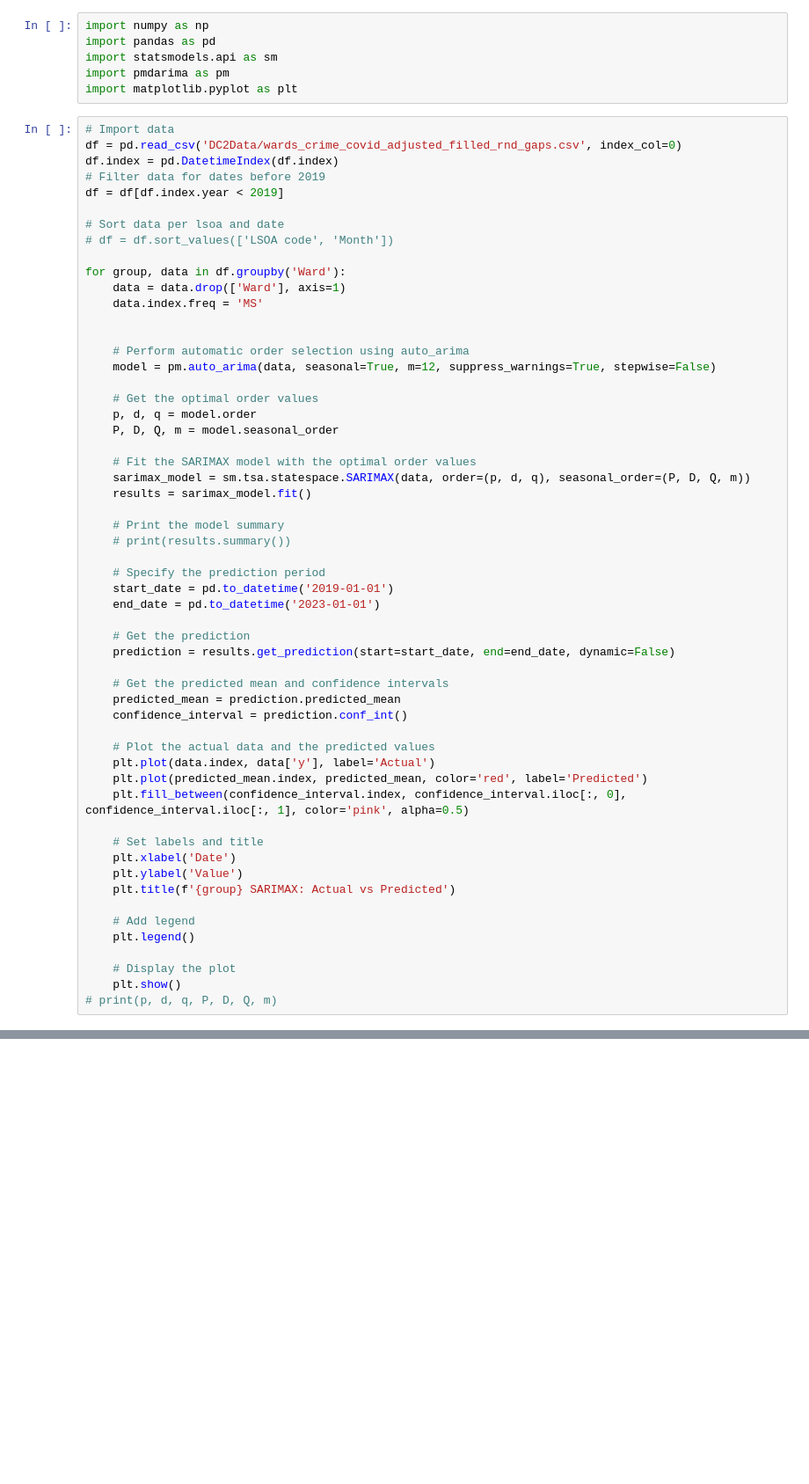
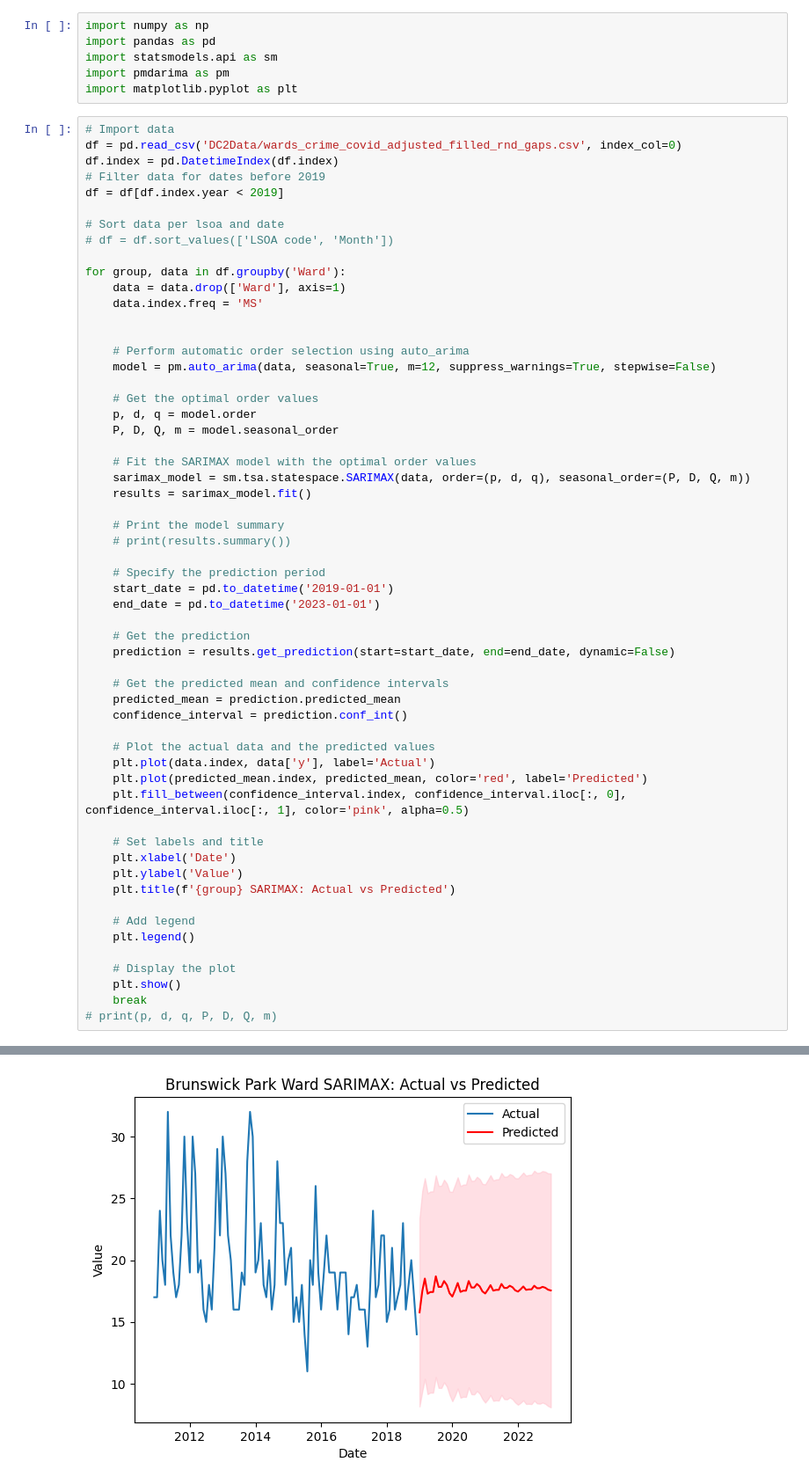
Before and after one commit to pdiggidy/DataChallenge2, a Jupyter notebook: ARIMA.ipynb, the cells around one changed output, grey strips where cells are left out. Shown at 88% size. Drawn from its saved outputs; the diff is of its cells as text; blank space fills up the shorter version.

```diff
--- a/ARIMA.ipynb
+++ b/ARIMA.ipynb
@@ -35,30 +35,32 @@ for group, data in df.groupby('Ward'):
 
     # Specify the prediction period
     start_date = pd.to_datetime('2019-01-01')
     end_date = pd.to_datetime('2023-01-01')
 
     # Get the prediction
     prediction = results.get_prediction(start=start_date, end=end_date, dynamic=False)
 
     # Get the predicted mean and confidence intervals
     predicted_mean = prediction.predicted_mean
     confidence_interval = prediction.conf_int()
 
     # Plot the actual data and the predicted values
     plt.plot(data.index, data['y'], label='Actual')
     plt.plot(predicted_mean.index, predicted_mean, color='red', label='Predicted')
     plt.fill_between(confidence_interval.index, confidence_interval.iloc[:, 0], confidence_interval.iloc[:, 1], color='pink', alpha=0.5)
 
     # Set labels and title
     plt.xlabel('Date')
     plt.ylabel('Value')
     plt.title(f'{group} SARIMAX: Actual vs Predicted')
 
     # Add legend
     plt.legend()
 
     # Display the plot
     plt.show()
+    break
 # print(p, d, q, P, D, Q, m)
 # %% [output]
 [figure]
+[figure, added]
```
Also changed, not shown: parts of 2 cells of this notebook, 3 other files.
